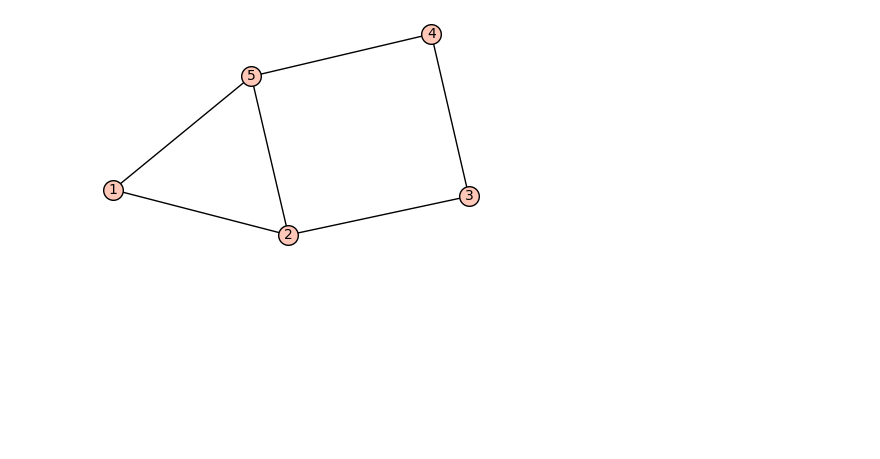
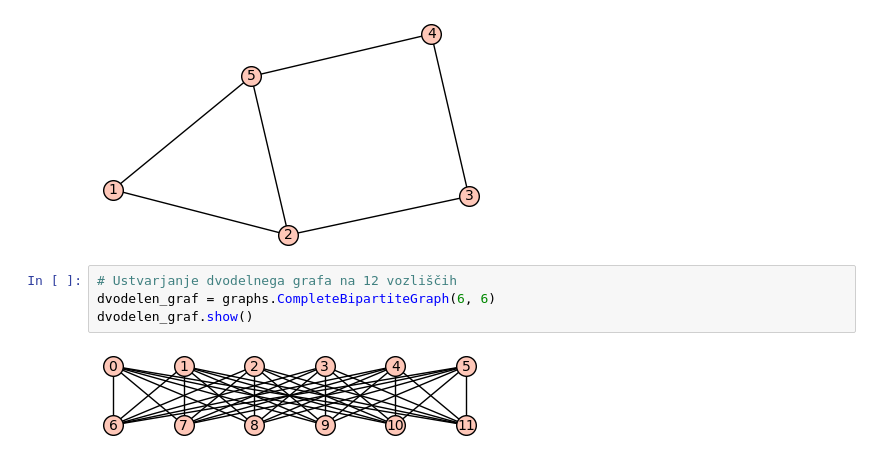
Before and after one commit to maticccc/Pingdingshan-number, a Jupyter notebook: test_sagea.ipynb, the cells around one changed output. Saved outputs shown, nothing was run; the diff lists cells and outputs as text; blank space fills up the shorter version.

Commit message:
dodal funkcijo ki ustvari dvodelne grafe

```diff
--- a/test_sagea.ipynb
+++ b/test_sagea.ipynb
@@ -15,3 +15,9 @@ G.add_edges(edges)
 G.show()
 # %% [output]
 [figure]
+# %%
+# Ustvarjanje dvodelnega grafa na 12 vozliščih
+dvodelen_graf = graphs.CompleteBipartiteGraph(6, 6)
+dvodelen_graf.show()
+# %% [output]
+[figure, added]
```
Also changed, not shown: parts of 1 cell of this notebook.
